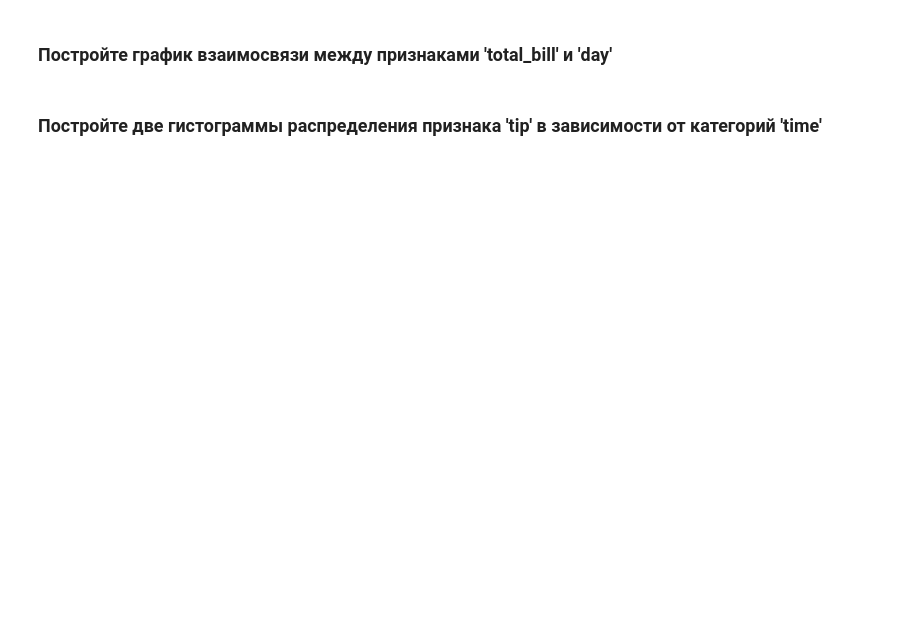
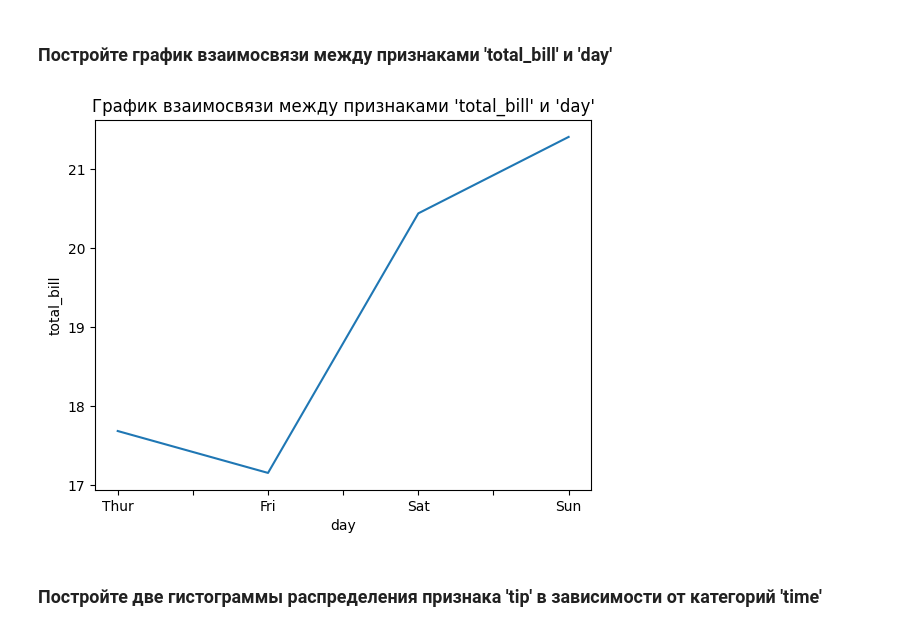
Before and after one commit to korolenko/ML-Basic, a Jupyter notebook: homework_07/homework_07.ipynb, the cells around one changed output. Saved outputs shown, nothing was run; the diff lists cells and outputs as text; code cells hidden in the pictures; blank space fills up the shorter version.

```diff
--- a/homework_07/homework_07.ipynb
+++ b/homework_07/homework_07.ipynb
@@ -213,2 +330,9 @@ print(f'normalized_arr_1: {normalized_arr_2}')
+# %%
+# ВАШ КОД ЗДЕСЬ
+tips.groupby('day',observed=True)['total_bill'].mean().plot(x='total_bill', y='day', kind='line', xlabel='day', ylabel='total_bill')
+ml.pyplot.title("График взаимосвязи между признаками 'total_bill' и 'day'")
+ml.pyplot.show()
+# %% [output]
+[figure, added]
 # %% [markdown]
 ### Постройте две гистограммы распределения признака 'tip' в зависимости от категорий 'time'
```
Also changed, not shown: parts of 29 cells of this notebook, 1 other file.
